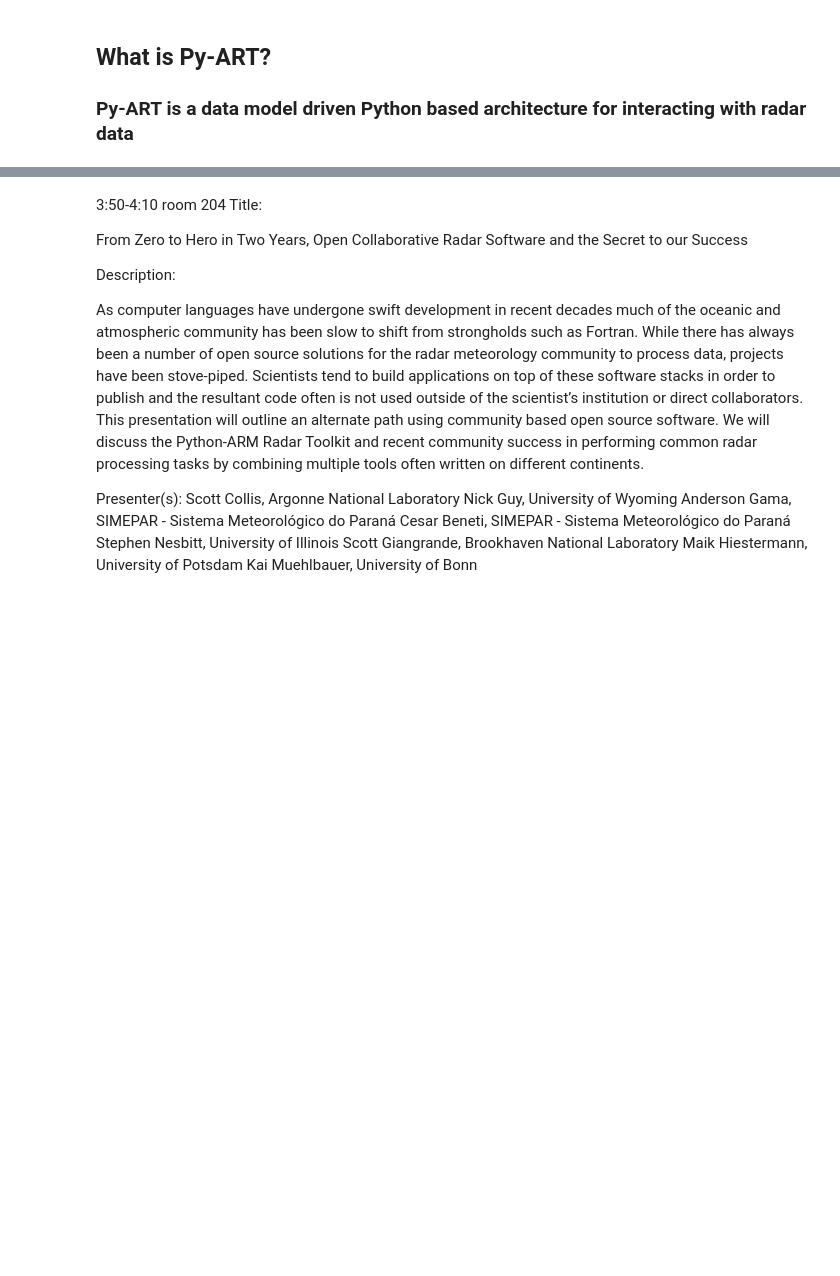
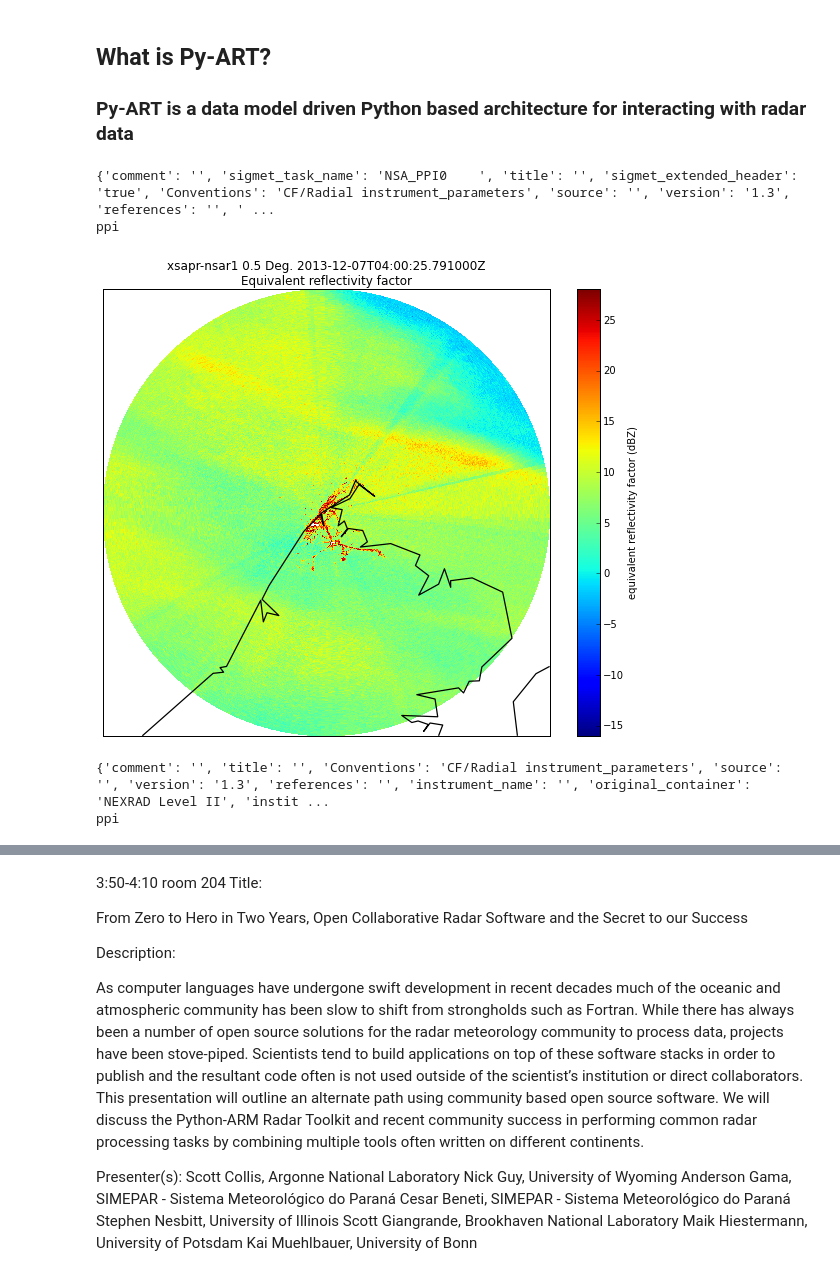
Before and after one commit to scollis/scipy_2015, a Jupyter notebook: slides/Scipy_2015_talk.ipynb, the cells around one changed output, grey strips where cells are left out. Drawn from its saved outputs; the diff is of its cells as text; code cells hidden in the pictures; blank space fills up the shorter version.

```diff
--- a/slides/Scipy_2015_talk.ipynb
+++ b/slides/Scipy_2015_talk.ipynb
@@ -42,0 +46,22 @@ import pyart
+# %%
+radar = pyart.io.read('../data/BRW131207040001.RAWWFAP')
+print(radar.metadata)
+print(radar.scan_type)
+# %% [output]
+{'comment': '', 'sigmet_task_name': 'NSA_PPI0    ', 'title': '', 'sigmet_extended_header': 'true', 'Conventions': 'CF/Radial instrument_parameters', 'source': '', 'version': '1.3', 'references': '', ' ...
+ppi
+# %%
+display = pyart.graph.RadarMapDisplay(radar)
+fig = plt.figure(figsize = [10,8])
+display.plot_ppi_map('reflectivity', sweep = 1, resolution = 'i',
+                    vmin = -16, vmax = 28)
+# %% [output]
+[figure, added]
+# %%
+radar = pyart.io.read('../data/KGYX20150421_095426_V06.gz')
+print(radar.metadata)
+print(radar.scan_type)
+display = pyart.graph.RadarMapDisplay(radar)
+# %% [output]
+{'comment': '', 'title': '', 'Conventions': 'CF/Radial instrument_parameters', 'source': '', 'version': '1.3', 'references': '', 'instrument_name': '', 'original_container': 'NEXRAD Level II', 'instit ...
+ppi
```
Also changed, not shown: parts of 3 cells of this notebook.
